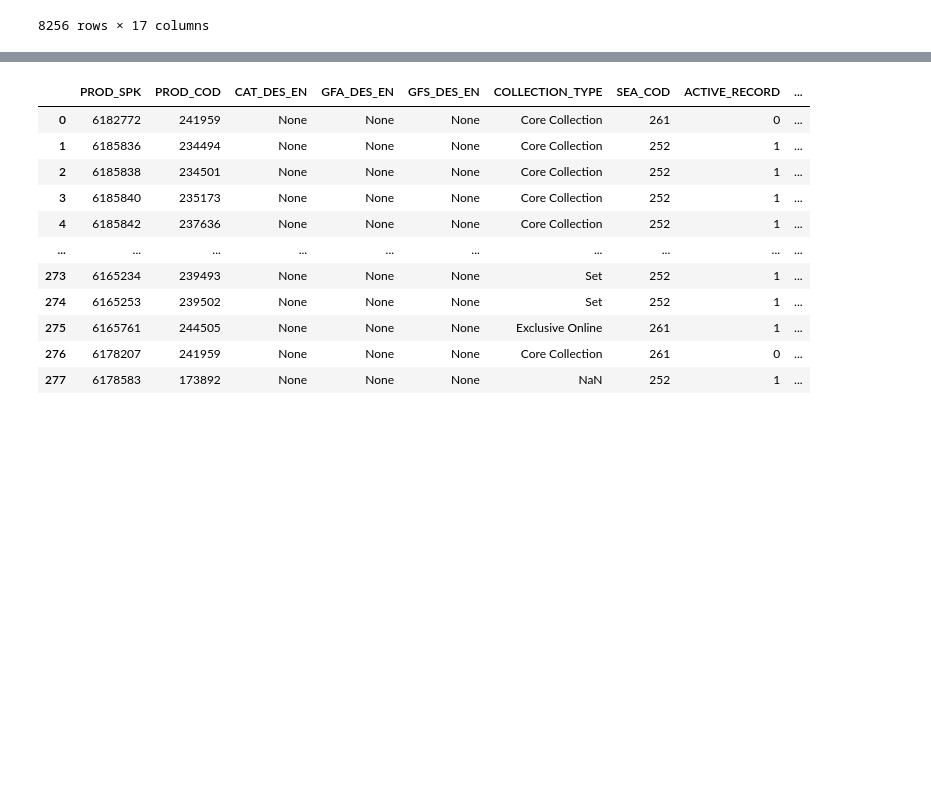
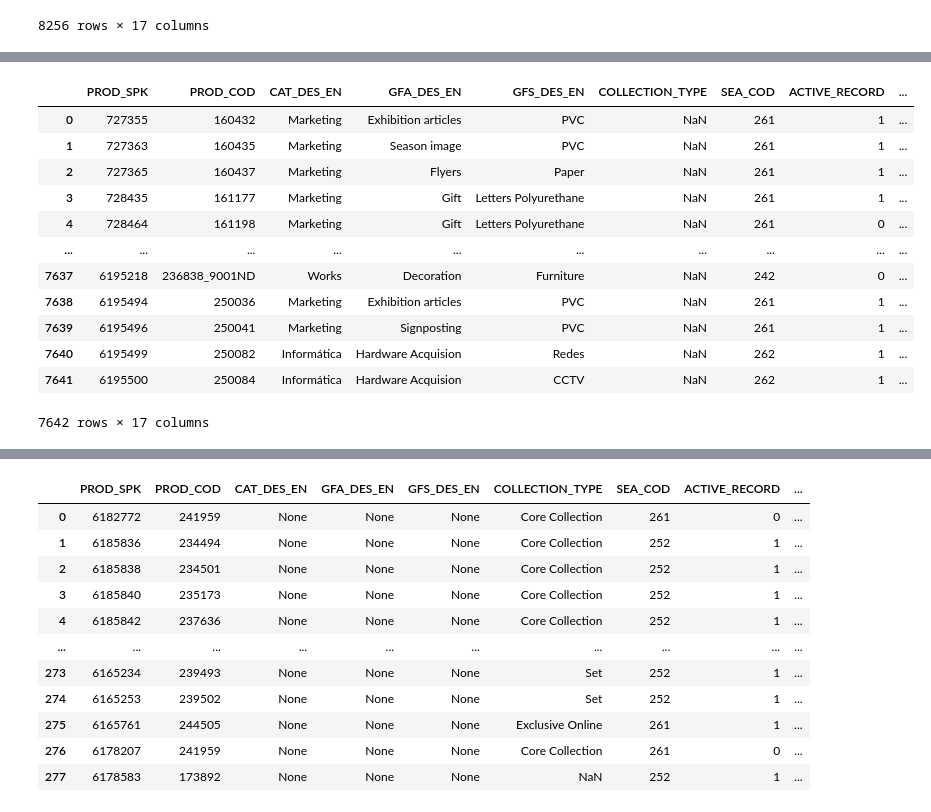
Before and after one commit to NathanAtaide/CASPTONE, a Jupyter notebook: notebooks/Cleaning analyses.ipynb, the cells around one changed output, grey strips where cells are left out. Drawn from its saved outputs; the diff is of its cells as text; code cells hidden in the pictures; blank space fills up the shorter version.

```diff
--- a/notebooks/Cleaning analyses.ipynb
+++ b/notebooks/Cleaning analyses.ipynb
@@ -1087,0 +1264,26 @@ df_T
+# %%
+# Columns and types of a dataset
+df_T = con.sql(f"""
+
+Select *
+FROM read_parquet('{product}')
+where FASHIONTYPE = 'NÃO DEFINIDO' and CAT_DES_EN IN ('Marketing', 'Others', 'INT - BARAM', 'Consumable', 'Works', 'Informática')
+""").df()
+
+df_T
+
+#
+# %% [output]
+|  | PROD_SPK | PROD_COD | CAT_DES_EN | GFA_DES_EN | GFS_DES_EN | COLLECTION_TYPE | SEA_COD | ACTIVE_RECORD | ... |
+| 0 | 727355 | 160432 | Marketing | Exhibition articles | PVC | NaN | 261 | 1 | ... |
+| 1 | 727363 | 160435 | Marketing | Season image | PVC | NaN | 261 | 1 | ... |
+| 2 | 727365 | 160437 | Marketing | Flyers | Paper | NaN | 261 | 1 | ... |
+| 3 | 728435 | 161177 | Marketing | Gift | Letters Polyurethane | NaN | 261 | 1 | ... |
+| 4 | 728464 | 161198 | Marketing | Gift | Letters Polyurethane | NaN | 261 | 0 | ... |
+| ... | ... | ... | ... | ... | ... | ... | ... | ... | ... |
+| 7637 | 6195218 | 236838_9001ND | Works | Decoration | Furniture | NaN | 242 | 0 | ... |
+| 7638 | 6195494 | 250036 | Marketing | Exhibition articles | PVC | NaN | 261 | 1 | ... |
+| 7639 | 6195496 | 250041 | Marketing | Signposting | PVC | NaN | 261 | 1 | ... |
+| 7640 | 6195499 | 250082 | Informática | Hardware Acquision | Redes | NaN | 262 | 1 | ... |
+| 7641 | 6195500 | 250084 | Informática | Hardware Acquision | CCTV | NaN | 262 | 1 | ... |
+7642 rows × 17 columns
```
Also changed, not shown: parts of 16 cells of this notebook, 59 other files.
